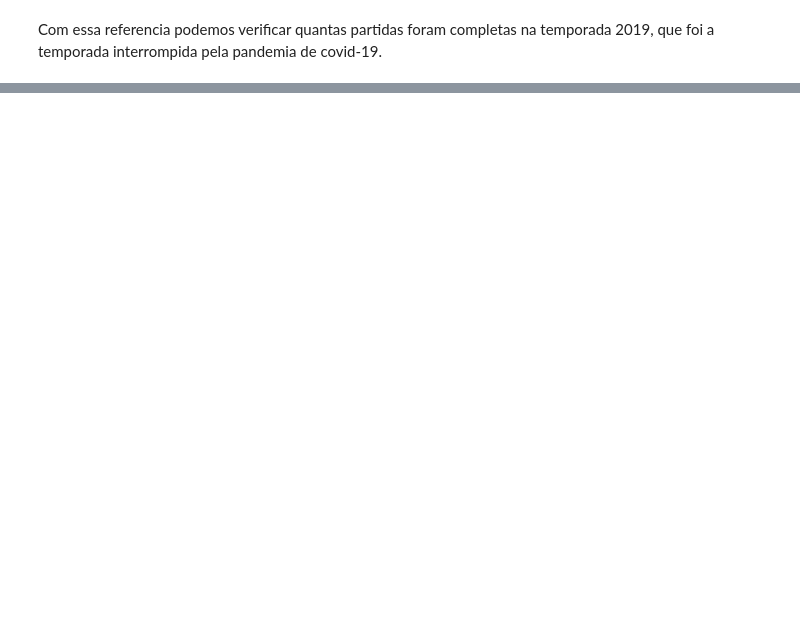
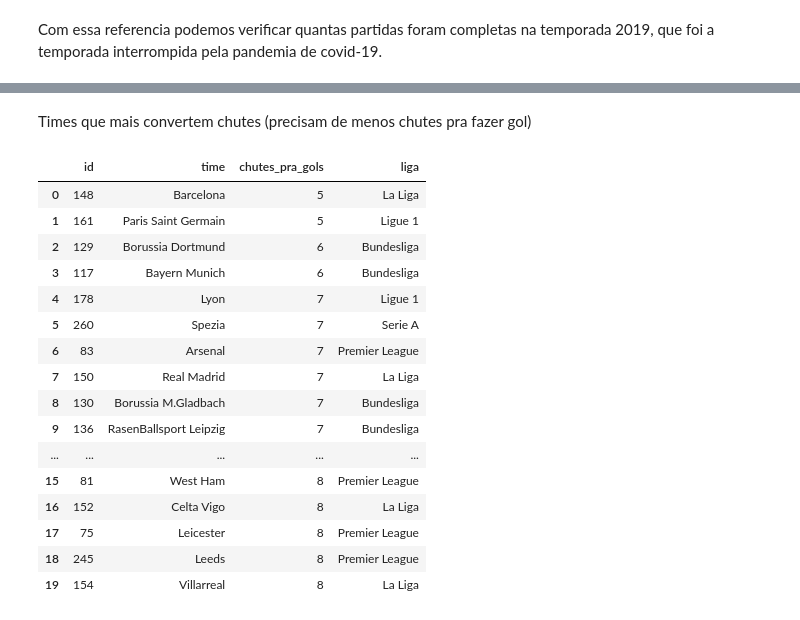
Before and after one commit to HugoCSouza/analise-database-soccer, a Jupyter notebook: trabalho.ipynb, the cells around one changed output, grey strips where cells are left out. Drawn from its saved outputs; the diff is of its cells as text; code cells hidden in the pictures; blank space fills up the shorter version.

```diff
--- a/trabalho.ipynb
+++ b/trabalho.ipynb
@@ -635,0 +1142,45 @@ Vemos que a unica liga que foi devidamente afetada na sua execução pela covid-
+# %% [markdown]
+Times que mais convertem chutes (precisam de menos chutes pra fazer gol)
+# %%
+query = """
+SELECT
+    ts.teamid AS ID,
+    t.name AS Time,
+    SUM(ts.shots)/SUM(ts.goals) AS Chutes_pra_gols,
+    l.name as Liga
+FROM
+    trabalho.teamstats as ts
+LEFT JOIN
+    trabalho.games AS g
+    ON  ts.gameid = g.gameid
+LEFT JOIN
+    trabalho.teams AS t
+    ON  ts.teamid = t.teamid
+LEFT JOIN
+    trabalho.leagues AS l
+    ON  g.leagueid = l.leagueid
+GROUP BY
+    ts.teamid, t.name, l.name
+ORDER BY
+    Chutes_pra_gols
+LIMIT 20
+"""
+pd.read_sql_query(query, con = engine)
+# %% [output]
+|  | id | time | chutes_pra_gols | liga |
+| 0 | 148 | Barcelona | 5 | La Liga |
+| 1 | 161 | Paris Saint Germain | 5 | Ligue 1 |
+| 2 | 129 | Borussia Dortmund | 6 | Bundesliga |
+| 3 | 117 | Bayern Munich | 6 | Bundesliga |
+| 4 | 178 | Lyon | 7 | Ligue 1 |
+| 5 | 260 | Spezia | 7 | Serie A |
+| 6 | 83 | Arsenal | 7 | Premier League |
+| 7 | 150 | Real Madrid | 7 | La Liga |
+| 8 | 130 | Borussia M.Gladbach | 7 | Bundesliga |
+| 9 | 136 | RasenBallsport Leipzig | 7 | Bundesliga |
+| ... | ... | ... | ... | ... |
+| 15 | 81 | West Ham | 8 | Premier League |
+| 16 | 152 | Celta Vigo | 8 | La Liga |
+| 17 | 75 | Leicester | 8 | Premier League |
+| 18 | 245 | Leeds | 8 | Premier League |
+| 19 | 154 | Villarreal | 8 | La Liga |
```
Also changed, not shown: parts of 47 cells of this notebook, 1 other file.
